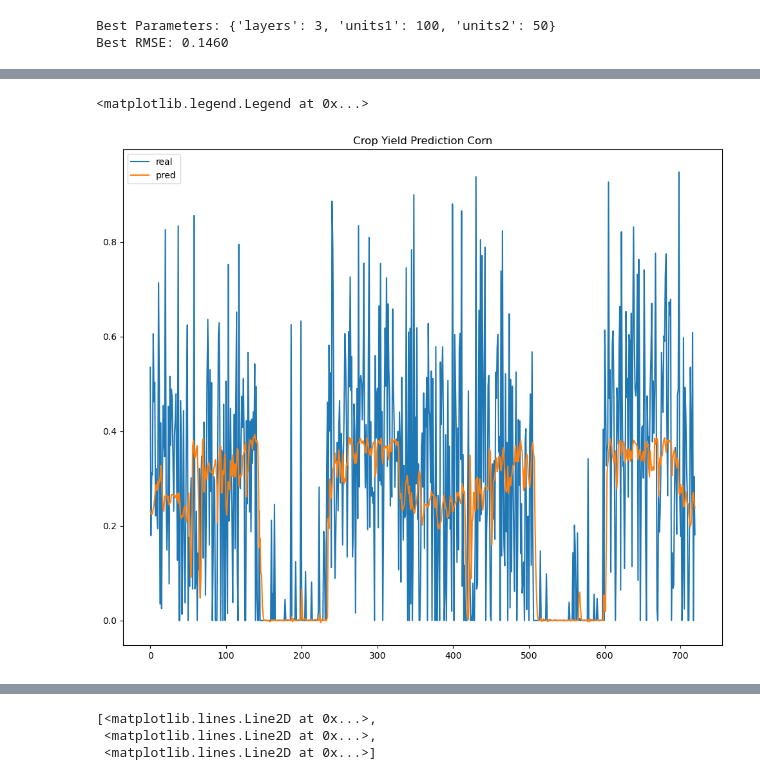
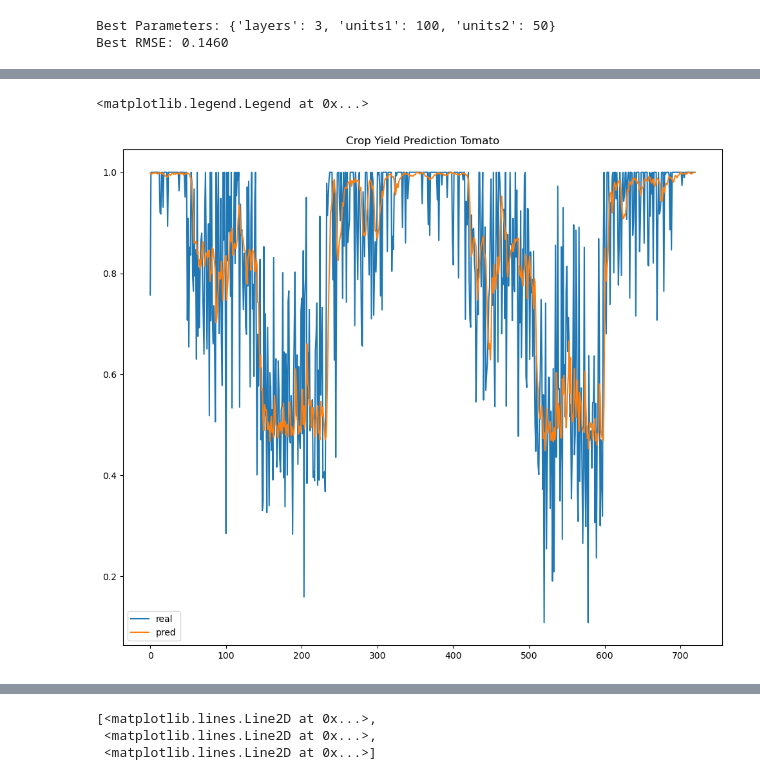
Before and after one commit to lkalab/AISE_Group9, a Jupyter notebook: AI_Multivariate.ipynb, the cells around one changed output, grey strips where cells are left out. Cells and saved outputs as stored; diff of their text form; code cells hidden in the pictures.

```diff
--- a/AI_Multivariate.ipynb
+++ b/AI_Multivariate.ipynb
@@ -36,19 +41,18 @@ print(df_for_testing.shape)
 # %%
 scaler = MinMaxScaler()
-df_for_training_scaled = scaler.fit_transform(df_for_training)
-df_for_testing_scaled=scaler.transform(df_for_testing)
-#df_for_training_scaled
+train_set_sc = scaler.fit_transform(train_set)
+test_set_sc= scaler.transform(test_set)
 # %%
 def createXY(dataset,time_step):
     dataX = []
     dataY = []
     for i in range(len(dataset)-time_step):
-            dataX.append(dataset[i:i + time_step])
-            dataY.append(dataset[i + time_step])
+            dataX.append(dataset[i:i + time_step][:,0:2])
+            dataY.append(dataset[i + time_step][2])
     return np.array(dataX),np.array(dataY)
 # %%
-X_train, y_train=createXY(df_for_training_scaled,10)
-X_test,y_test=createXY(df_for_testing_scaled,10)
+X_train, y_train=createXY(train_set_sc,10)
+X_test,y_test=createXY(test_set_sc,10)
 # %%
 print("trainX Shape-- ",X_train.shape)
 print("trainY Shape-- ",y_train.shape)
@@ -127,7 +131,7 @@ model_LSTM = Sequential()
 model_LSTM.add(LSTM(100, activation='relu', input_shape=(n_timesteps, n_features),return_sequences=True)) #return_sequences is necessary for stacked LSTM so that output includes timestamps (3D)
 model_LSTM.add(LSTM(50, activation='relu', return_sequences=True))
 model_LSTM.add(LSTM(50, activation='relu'))
-model_LSTM.add(Dense(3)) #3 output variables (yield, temperature, humidity)
+model_LSTM.add(Dense(1)) #3 output variables (yield)
 model_LSTM.compile(optimizer='adam', loss='mae')
 # %%
 epochs = 100
@@ -183,9 +187,9 @@ LSTM Time: 316.1465895175934
 # %%
 plt.figure(figsize=(12,10))
-plt.plot(y_test[:,0],label="real")
-plt.plot(y_pred_lstm[:,0],label="pred")
-plt.title('Crop Yield Prediction Corn')
+plt.plot(y_test,label="real")
+plt.plot(y_pred_lstm,label="pred")
+plt.title('Crop Yield Prediction Tomato')
 plt.legend()
 # %% [output]
 <matplotlib.legend.Legend at 0x...>
-[figure, old version]
+[figure, new version]
```
Also changed, not shown: parts of 16 cells of this notebook.
